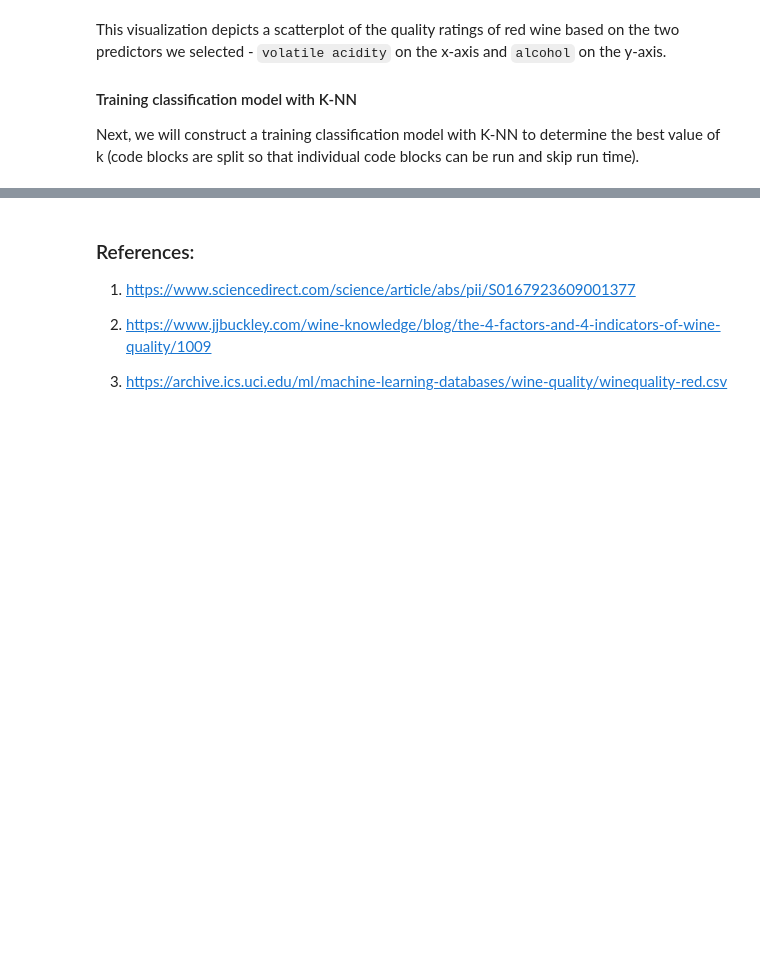
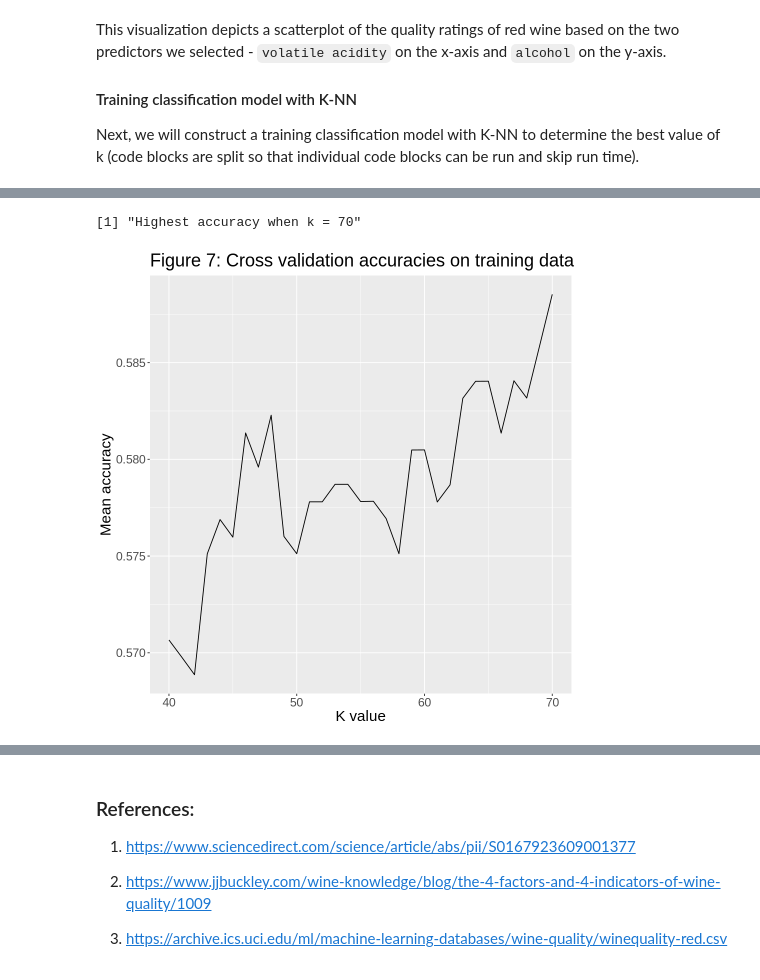
Before and after one commit to j-ackyao/Group-62-project, a Jupyter notebook: group_project_report.ipynb, the cells around one changed output, grey strips where cells are left out. Saved outputs shown, nothing was run; the diff lists cells and outputs as text; code cells hidden in the pictures; blank space fills up the shorter version.

```diff
--- a/group_project_report.ipynb
+++ b/group_project_report.ipynb
@@ -397,2 +432,23 @@ k_value_plot
+# %%
+# pull k with greatest accuracy
+k <- knn_results |>
+      filter(.metric == "accuracy") |>
+      filter(mean == max(mean)) |>
+      pull(neighbors)
+paste("Highest accuracy when k =", k)
+# %% [output]
+[1] "Highest accuracy when k = 70"
+# %%
+options(repr.plot.width = 8, repr.plot.height = 8)
+
+# plot accuracies
+k_value_plot <- ggplot(filter(knn_results, .metric == "accuracy"), aes(x = neighbors, y = mean)) +
+    geom_line() +
+    ggtitle("Figure 7: Cross validation accuracies on training data") +
+    labs(x = "K value", y = "Mean accuracy") +
+    theme(text = element_text(size = 18))
+k_value_plot
+# %% [output]
+[figure, added]
 # %%
 # override value of k for testing/skip processing
```
Also changed, not shown: parts of 16 cells of this notebook.
